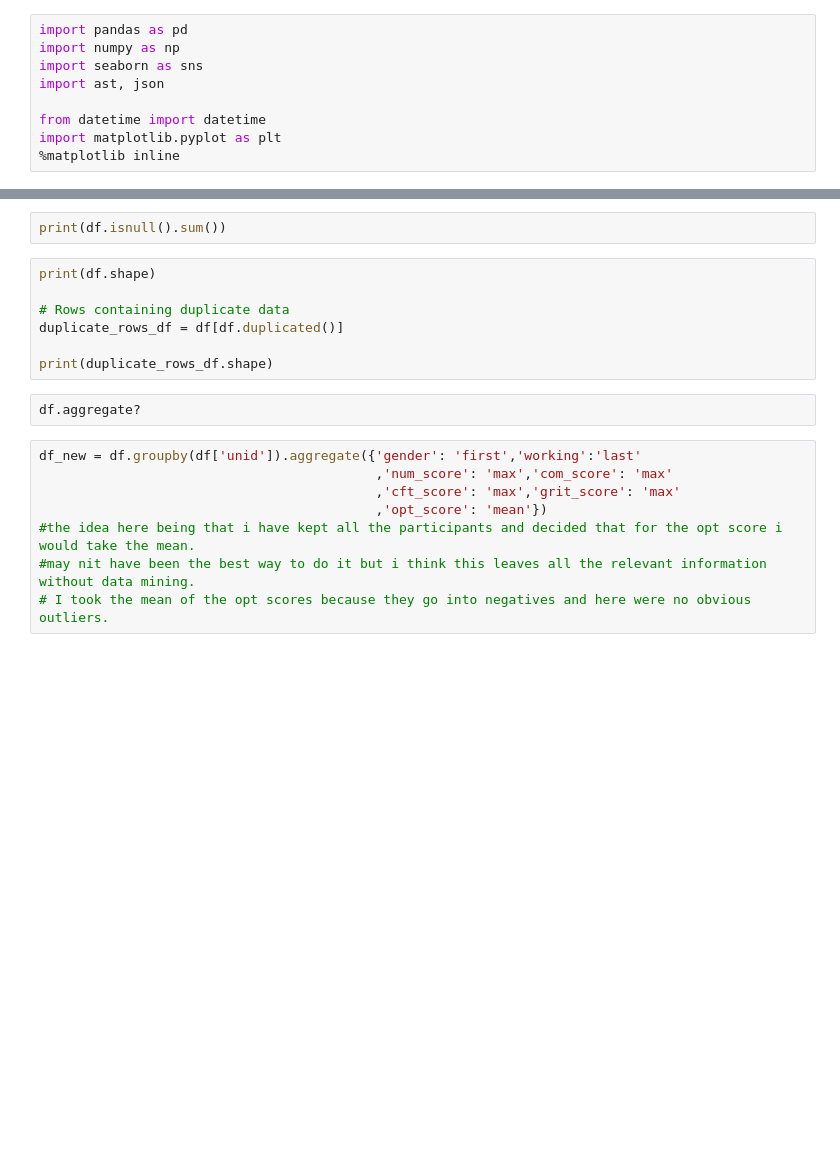
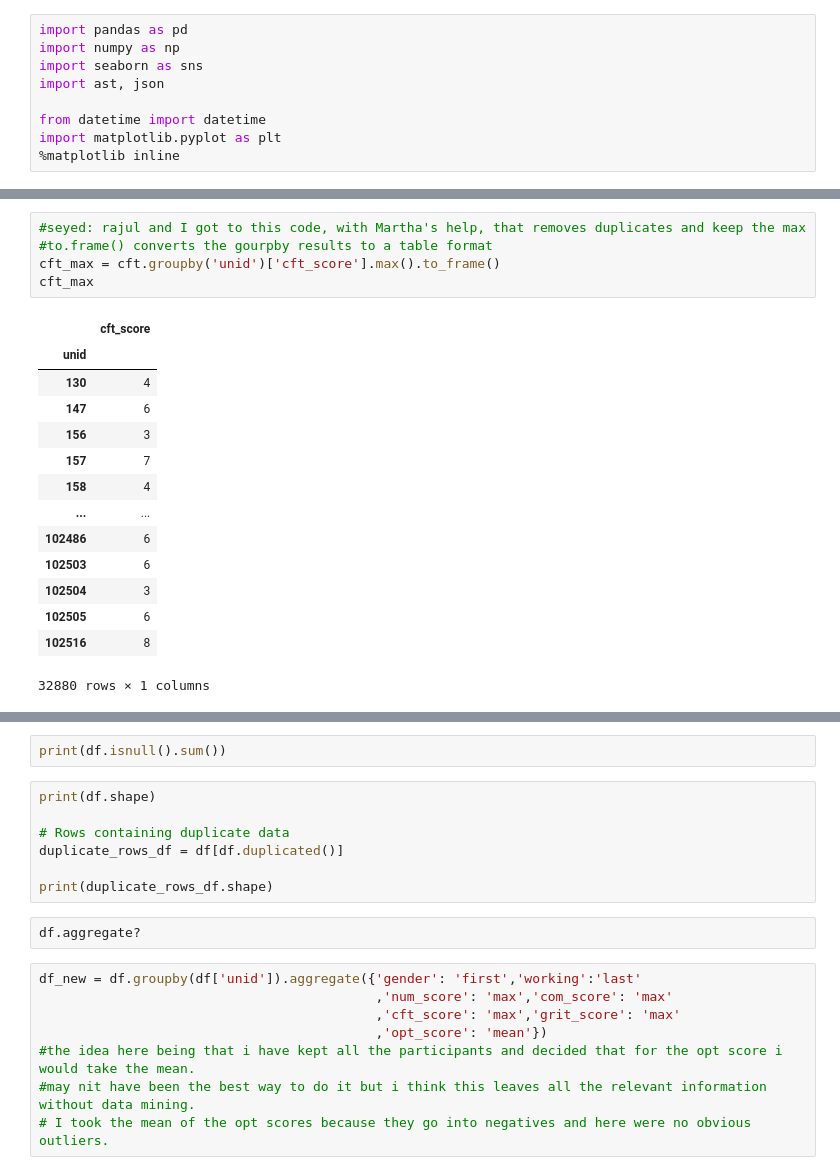
Before and after one commit to smmarjaei/iX_Harambee_Impact_Project, a Jupyter notebook: nick attempt 1.ipynb, the cells around one changed output, grey strips where cells are left out. Drawn from its saved outputs; the diff is of its cells as text; blank space fills up the shorter version.

```diff
--- a/nick attempt 1.ipynb
+++ b/nick attempt 1.ipynb
@@ -50,0 +105,20 @@ data.shape
+# %%
+#seyed: rajul and I got to this code, with Martha's help, that removes duplicates and keep the max
+#to.frame() converts the gourpby results to a table format
+cft_max = cft.groupby('unid')['cft_score'].max().to_frame()
+cft_max
+# %% [output]
+|  | cft_score |
+| unid |  |
+| 130 | 4 |
+| 147 | 6 |
+| 156 | 3 |
+| 157 | 7 |
+| 158 | 4 |
+| ... | ... |
+| 102486 | 6 |
+| 102503 | 6 |
+| 102504 | 3 |
+| 102505 | 6 |
+| 102516 | 8 |
+32880 rows × 1 columns
```
Also changed, not shown: parts of 12 cells of this notebook.
